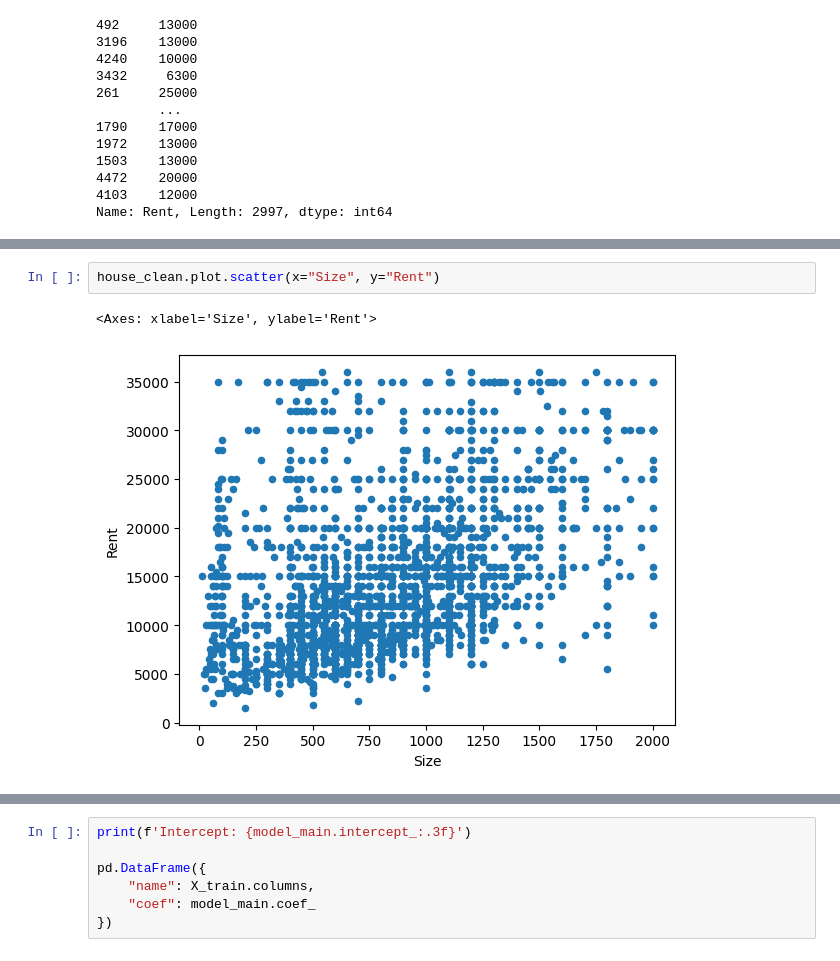
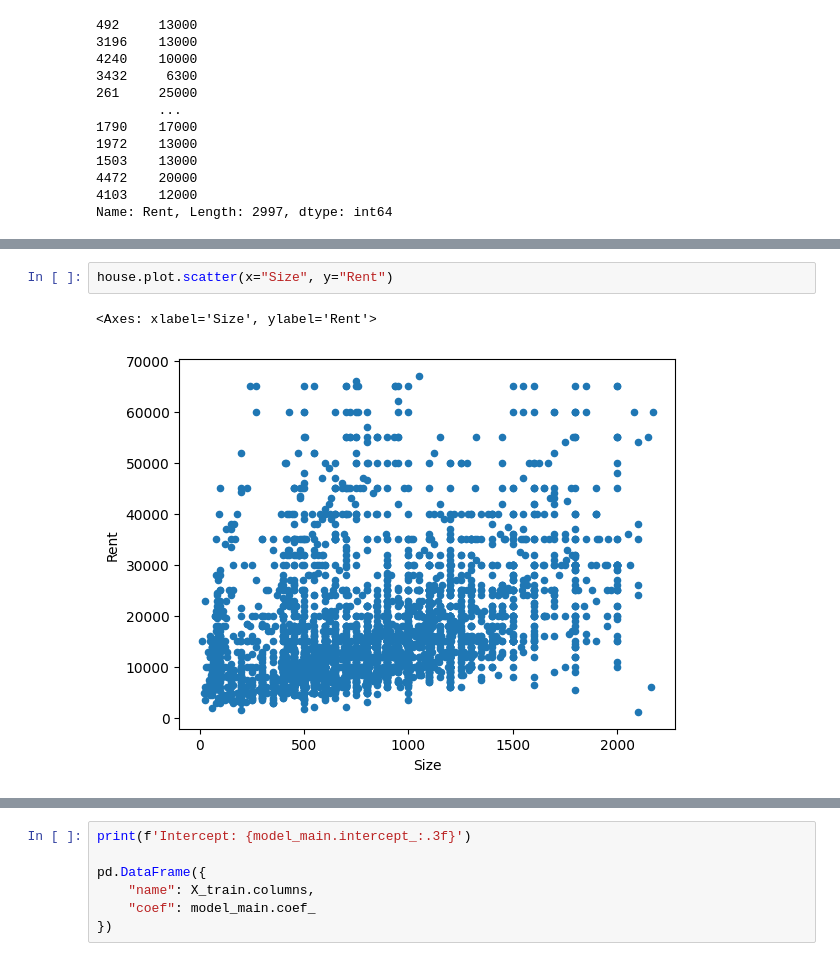
Before and after one commit to NurmukhamedKZ/Data-Projects, a Jupyter notebook: house_rent_predictor/main.ipynb, the cells around one changed output, grey strips where cells are left out. Drawn from its saved outputs; the diff is of its cells as text.

```diff
--- a/house_rent_predictor/main.ipynb
+++ b/house_rent_predictor/main.ipynb
@@ -753,8 +729,8 @@ Length: 2683, dtype: float64
 # %%
-house_clean.plot.scatter(x="Size", y="Rent")
+house.plot.scatter(x="Size", y="Rent")
 # %% [output]
 <Axes: xlabel='Size', ylabel='Rent'>
-[figure, old version]
+[figure, new version]
 # %%
 predictors = ['Size']
 outcome = "Rent"
```
Also changed, not shown: parts of 28 cells of this notebook.
